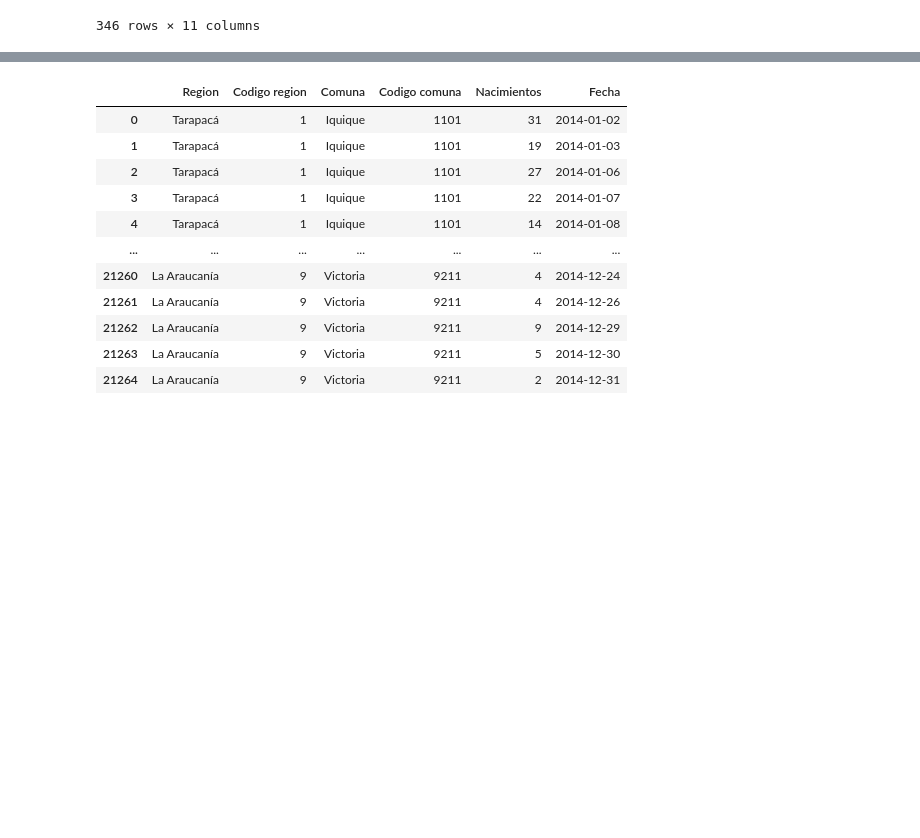
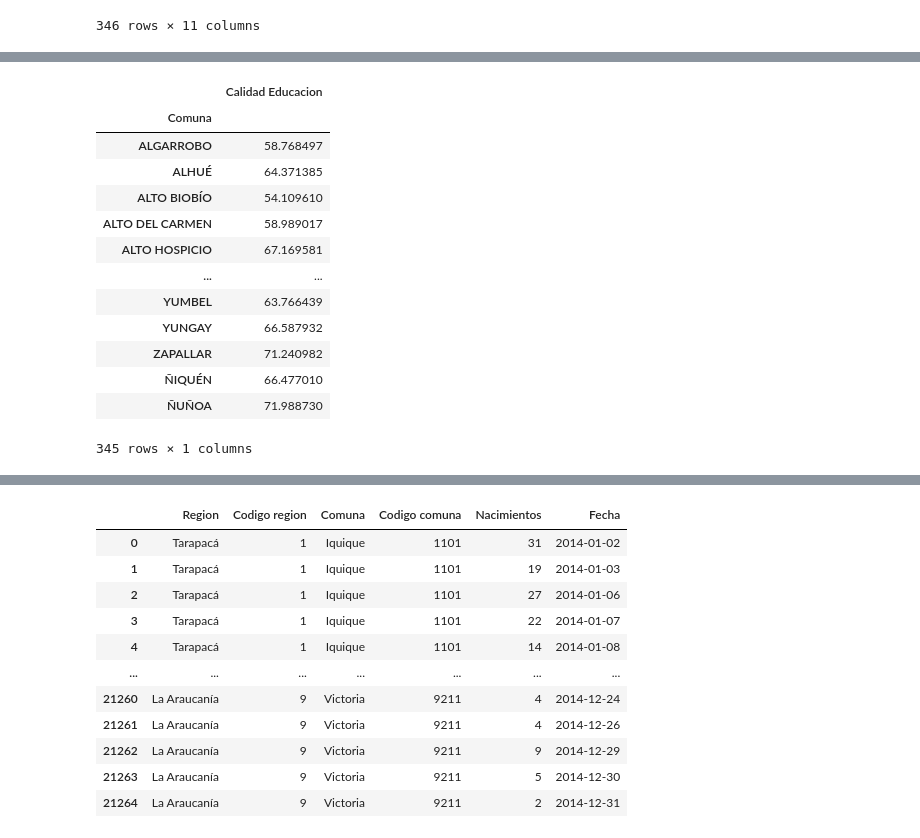
Before and after one commit to 08benja08p/Grupo-8-CDD, a Jupyter notebook: Proyecto/Proyecto_CDD.ipynb, the cells around one changed output, grey strips where cells are left out. Saved outputs shown, nothing was run; the diff lists cells and outputs as text; code cells hidden in the pictures; blank space fills up the shorter version.

```diff
--- a/Proyecto/Proyecto_CDD.ipynb
+++ b/Proyecto/Proyecto_CDD.ipynb
@@ -192,0 +164,22 @@ datas_natalidad[2018]
+# %%
+#data_educacion = data_educacion[data_total_dmcs['UN_ADMIN'] == 'COMUNA']
+data_educacion = data_educacion[['NOM_COM_RBD', 'INDICER']]
+data_educacion["INDICER"]=data_educacion["INDICER"].str.replace(',', '.').astype(float)
+
+data_educacion.rename(columns={'NOM_COM_RBD': 'Comuna', 'INDICER': 'Calidad Educacion'}, inplace=True)
+data_educacion.groupby(by=["Comuna"]).mean()
+# %% [output]
+|  | Calidad Educacion |
+| Comuna |  |
+| ALGARROBO | 58.768497 |
+| ALHUÉ | 64.371385 |
+| ALTO BIOBÍO | 54.109610 |
+| ALTO DEL CARMEN | 58.989017 |
+| ALTO HOSPICIO | 67.169581 |
+| ... | ... |
+| YUMBEL | 63.766439 |
+| YUNGAY | 66.587932 |
+| ZAPALLAR | 71.240982 |
+| ÑIQUÉN | 66.477010 |
+| ÑUÑOA | 71.988730 |
+345 rows × 1 columns
```
Also changed, not shown: parts of 17 cells of this notebook, 1 other file.
